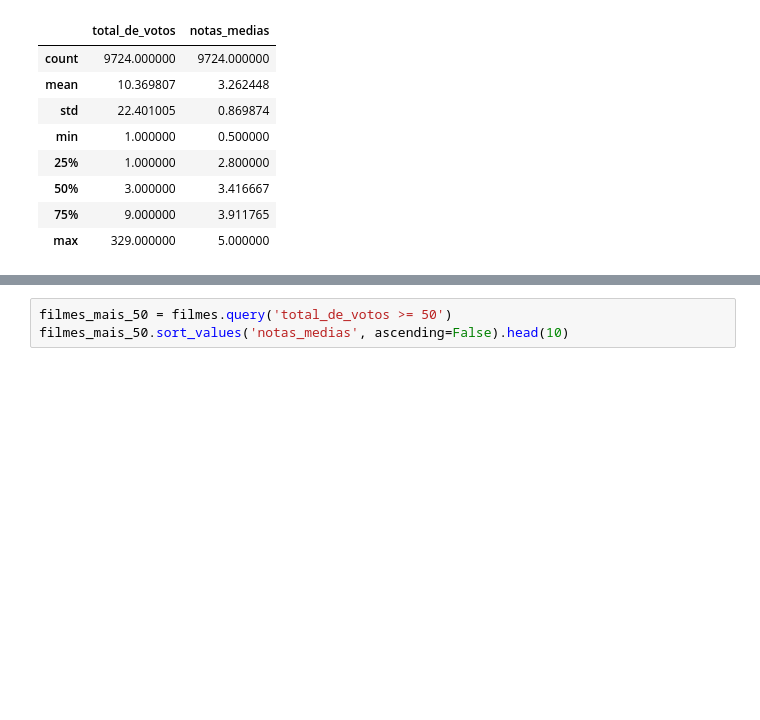
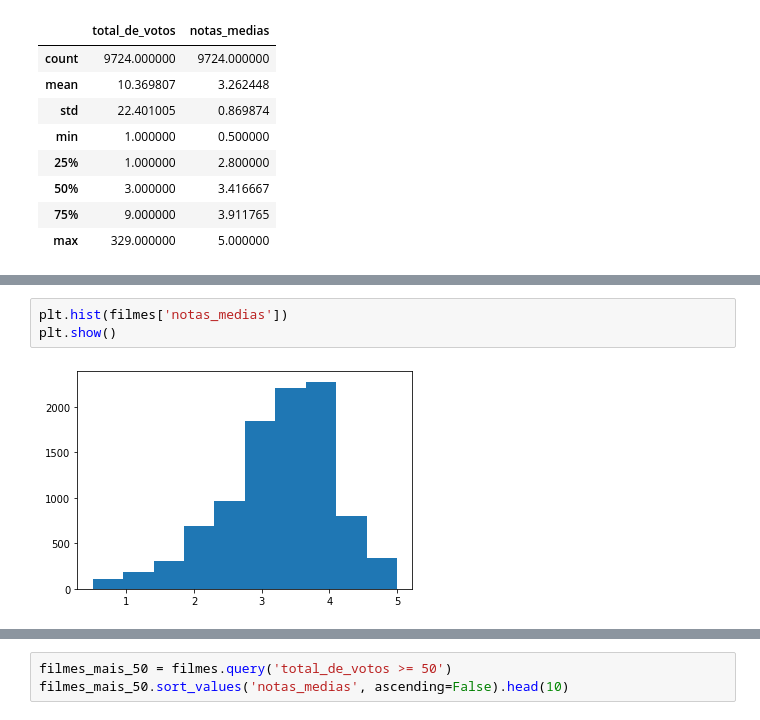
Before and after one commit to EduardoMoraesRitter/introducao-a-sistemas-de-recomendacao-com-python, a Jupyter notebook: introducao_a_sistemas_de_recomendacao_com_python.ipynb, the cells around one changed output, grey strips where cells are left out. Cells and saved outputs as stored; diff of their text form; blank space fills up the shorter version.

```diff
--- a/introducao_a_sistemas_de_recomendacao_com_python.ipynb
+++ b/introducao_a_sistemas_de_recomendacao_com_python.ipynb
@@ -188,0 +194,5 @@ filmes.describe()
+# %%
+plt.hist(filmes['notas_medias'])
+plt.show()
+# %% [output]
+[figure, added]
```
Also changed, not shown: parts of 6 cells of this notebook.
